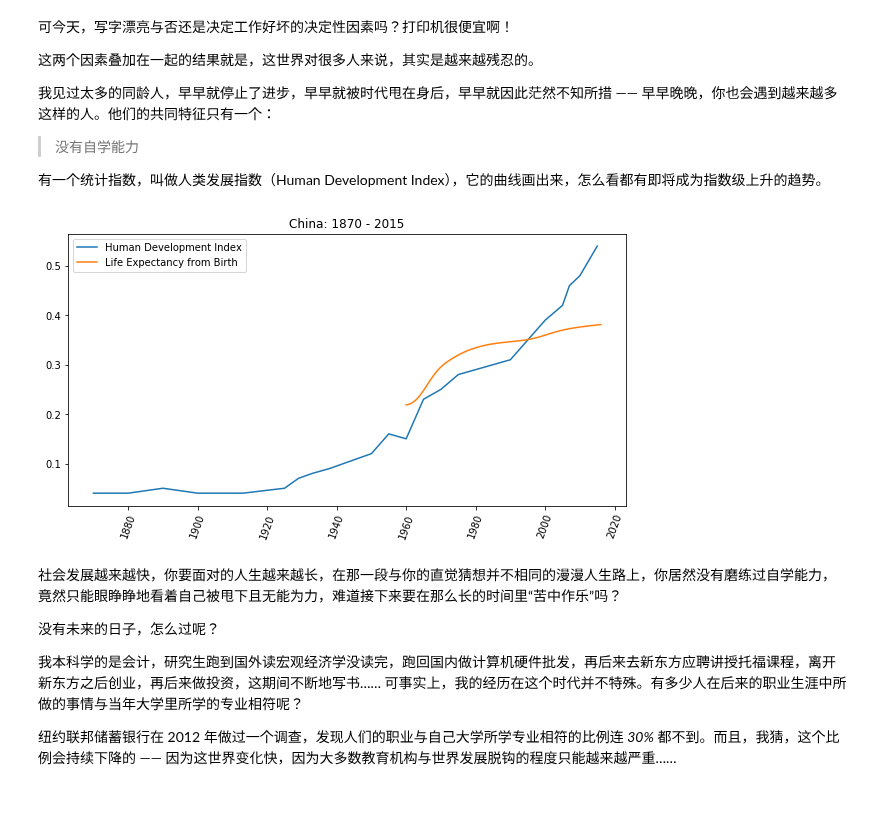
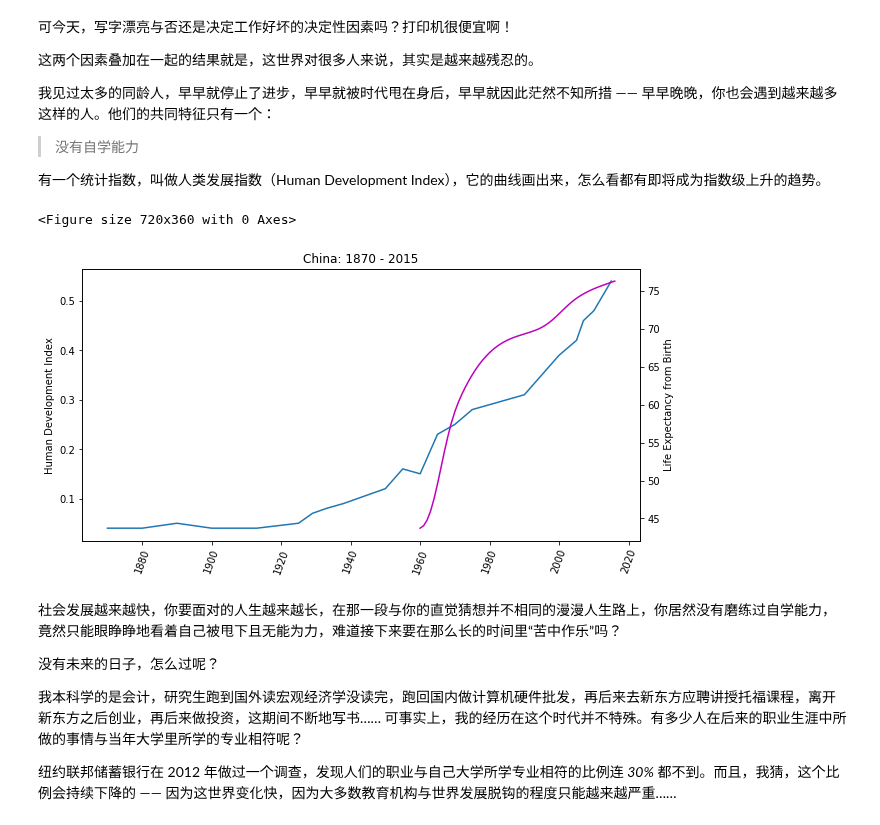
Before and after one commit to selfteaching/the-craft-of-selfteaching, a Jupyter notebook: Part.1.A.better.teachyourself.ipynb, the cells around one changed output. Saved outputs shown, nothing was run; the diff lists cells and outputs as text; code cells hidden in the pictures.

```diff
--- a/Part.1.A.better.teachyourself.ipynb
+++ b/Part.1.A.better.teachyourself.ipynb
@@ -66,35 +66,43 @@ plt.show()
 
 有一个统计指数，叫做人类发展指数（Human Development Index），它的曲线画出来，怎么看都有即将成为指数级上升的趋势。
 # %%
+# 人类发展指数
+
 import matplotlib.pyplot as plt
 import numpy as np
 plt.figure(figsize=(10, 5))
 
 lebdata = np.genfromtxt('life-expectancy-china-1960-2016.txt',
                         delimiter=',',
                         names=['x', 'y'])
 
 hdidata = np.genfromtxt('hdi-china-1870-2015.txt',
                         delimiter=',',
                         names=['x', 'y'])
 
+fig = plt.figure(figsize=(10, 5))
+ax1 = fig.add_subplot(111)
+ax1.plot(hdidata['x'], hdidata['y'])
+ax1.set_ylabel('Human Development Index')
+ax1.set_title('China: 1870 - 2015')
+ax1.tick_params(axis='x', rotation=70)
 
-plt.plot(hdidata['x'], hdidata['y'], label='Human Development Index')
-plt.tick_params(axis='x', rotation=70)
-plt.title('China: 1870 - 2015')
+ax2 = ax1.twinx()
+ax2.plot(lebdata['x'], lebdata['y'], 'm')
+ax2.set_ylabel('Life Expectancy from Birth')
 
-plt.plot(lebdata['x'], lebdata['y'] * 0.005, label='Life Expectancy from Birth')
-plt.plot(secondary_y=True)
-
-plt.legend()
 
 # plt.savefig('human-development-index-china-1870-2015.png', transparent=True)
 plt.show()
 
+# link:
+# https://ourworldindata.org/human-development-index
+
 # data from:
-# https://ourworldindata.org/957e133e-f3e9-4bf2-9627-dbf30ebc9b4d
+# blob:https://ourworldindata.org/44b6da71-f79e-42ab-ab37-871e4bd256e9
 # %% [output]
+<Figure size 720x360 with 0 Axes>
-[figure, old version]
+[figure, new version]
 # %% [markdown]
 社会发展越来越快，你要面对的人生越来越长，在那一段与你的直觉猜想并不相同的漫漫人生路上，你居然没有磨练过自学能力，竟然只能眼睁睁地看着自己被甩下且无能为力，难道接下来要在那么长的时间里“苦中作乐”吗？
 
```
